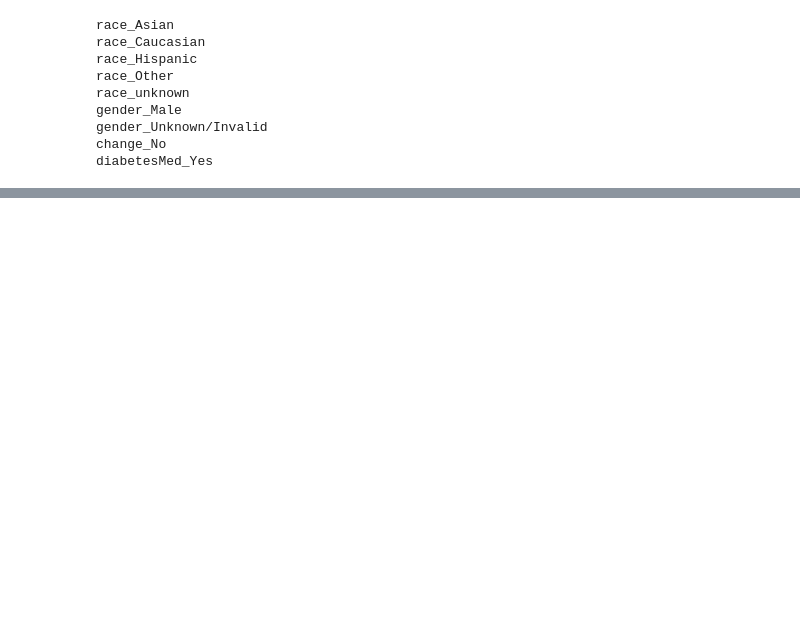
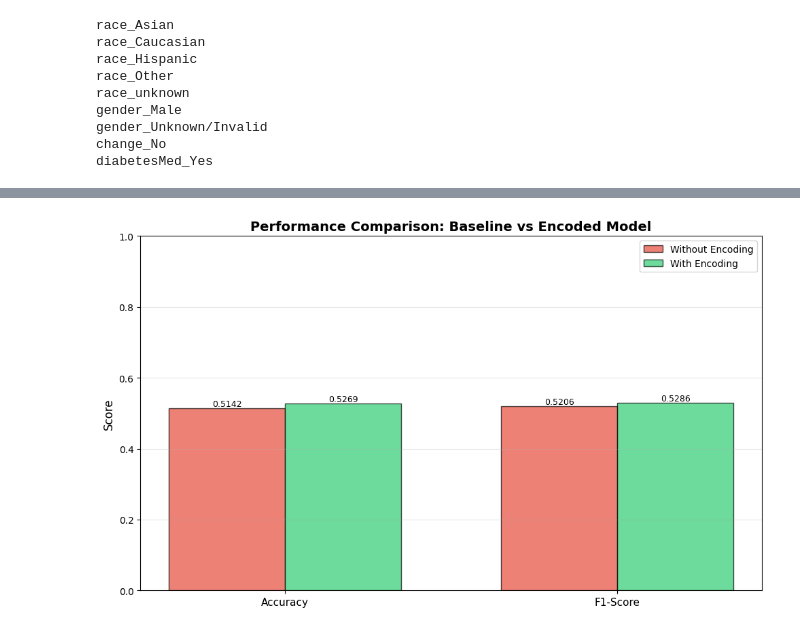
Before and after one commit to EduardoYaguar/act1_2p_si_eda_2_25_yaguar, a Jupyter notebook: act2_2p_si_tech_2_25_yaguar.ipynb, the cells around one changed output, grey strips where cells are left out. Cells and saved outputs as stored; diff of their text form; code cells hidden in the pictures; blank space fills up the shorter version.

```diff
--- a/act2_2p_si_tech_2_25_yaguar.ipynb
+++ b/act2_2p_si_tech_2_25_yaguar.ipynb
@@ -181,0 +319,35 @@ X_onehot.head()
+# %%
+fig, ax = plt.subplots(figsize=(10, 6))
+
+metrics = ['Accuracy', 'F1-Score']
+baseline = [0.5142, 0.5206]
+encoded = [0.5269, 0.5286]
+
+x = np.arange(len(metrics))
+width = 0.35
+
+bars1 = ax.bar(x - width/2, baseline, width, label='Without Encoding',
+               color='#e74c3c', alpha=0.7, edgecolor='black')
+bars2 = ax.bar(x + width/2, encoded, width, label='With Encoding',
+               color='#2ecc71', alpha=0.7, edgecolor='black')
+
+ax.set_ylabel('Score', fontsize=12)
+ax.set_title('Performance Comparison: Baseline vs Encoded Model', fontsize=14, fontweight='bold')
+ax.set_xticks(x)
+ax.set_xticklabels(metrics, fontsize=11)
+ax.legend(fontsize=10)
+ax.set_ylim([0, 1])
+ax.grid(axis='y', alpha=0.3)
+
+for bars in [bars1, bars2]:
+    for bar in bars:
+        height = bar.get_height()
+        ax.text(bar.get_x() + bar.get_width()/2., height,
+                f'{height:.4f}',
+                ha='center', va='bottom', fontsize=9)
+
+plt.tight_layout()
+plt.savefig('performance_comparison.png', dpi=300, bbox_inches='tight')
+plt.show()
+# %% [output]
+[figure, added]
```
Also changed, not shown: parts of 21 cells of this notebook.
